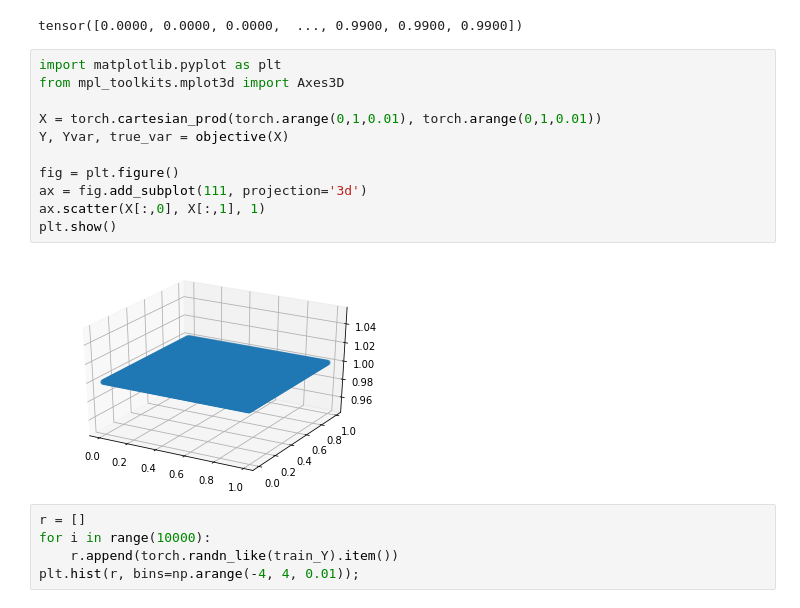
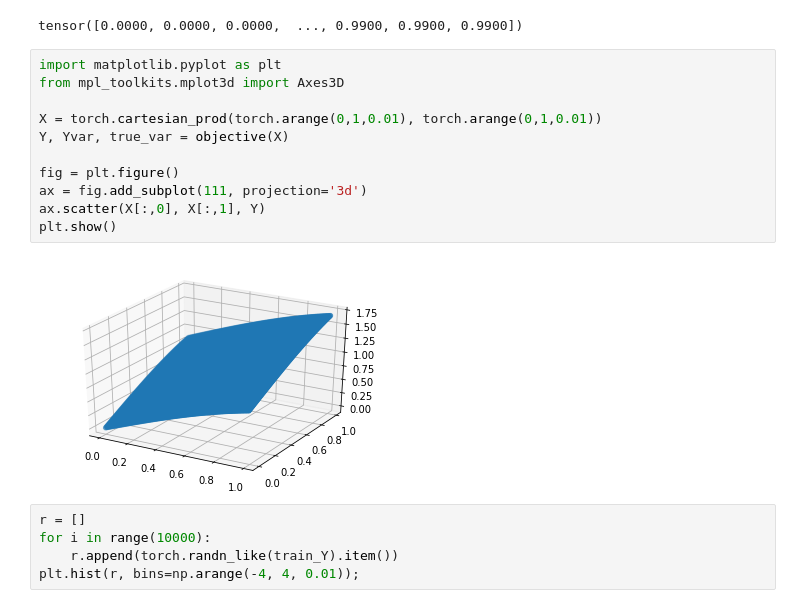
Before and after one commit to toontran/dopt, a Jupyter notebook: notebooks/test_botorch_2D.ipynb, the cells around one changed output. Drawn from its saved outputs; the diff is of its cells as text.

```diff
--- a/notebooks/test_botorch_2D.ipynb
+++ b/notebooks/test_botorch_2D.ipynb
@@ -61,16 +61,16 @@ tensor([0.0000, 0.0000, 0.0000,  ..., 0.9900, 0.9900, 0.9900])
 # %%
 import matplotlib.pyplot as plt
 from mpl_toolkits.mplot3d import Axes3D
 
 X = torch.cartesian_prod(torch.arange(0,1,0.01), torch.arange(0,1,0.01))
 Y, Yvar, true_var = objective(X)
 
 fig = plt.figure()
 ax = fig.add_subplot(111, projection='3d')
-ax.scatter(X[:,0], X[:,1], 1)
+ax.scatter(X[:,0], X[:,1], Y)
 plt.show()
 # %% [output]
-[figure, old version]
+[figure, new version]
 # %%
 r = []
 for i in range(10000):
```
